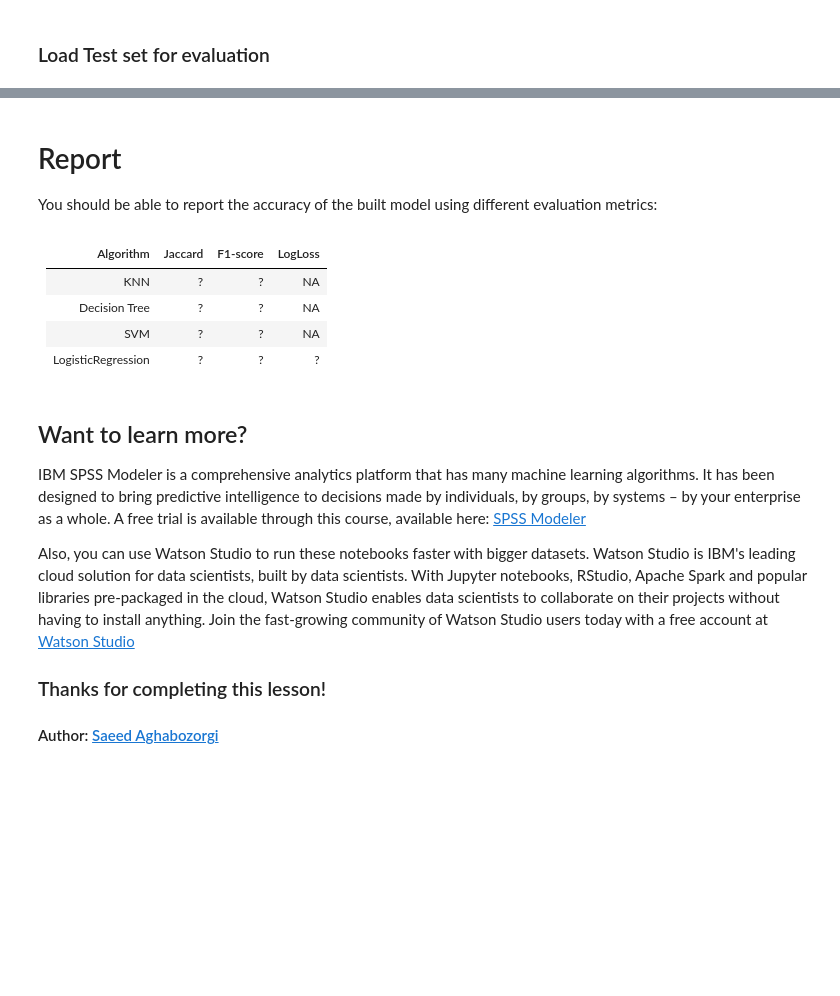
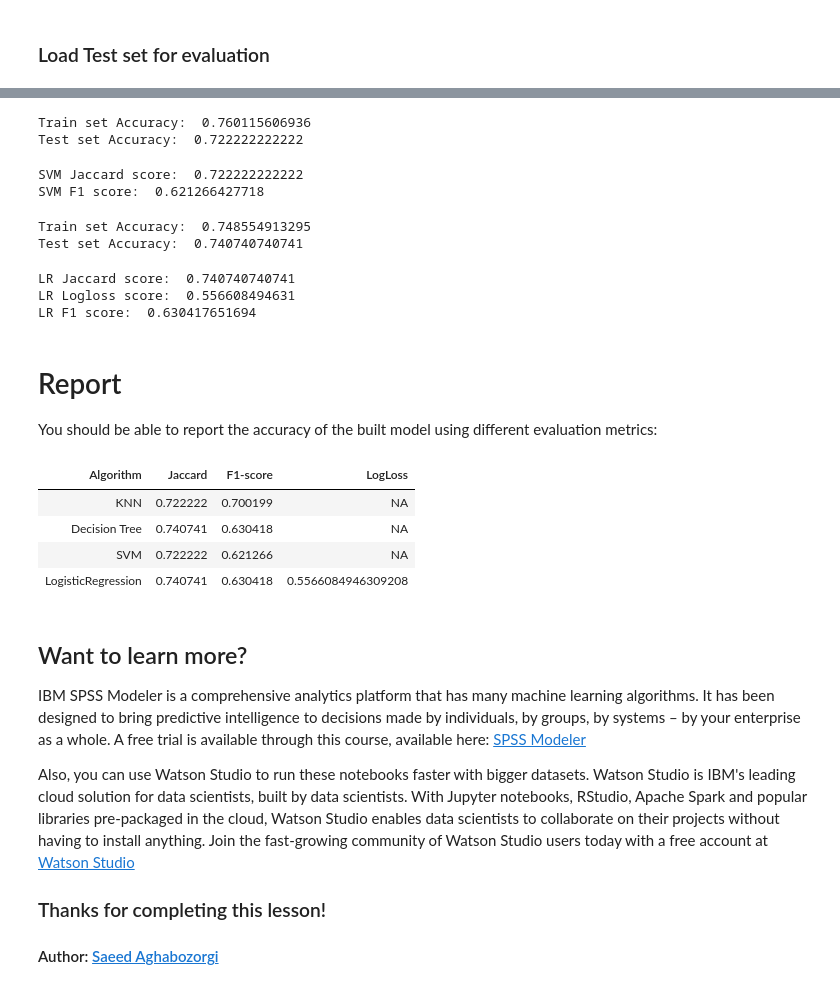
Before and after one commit to vvijayk1999/Machine-Learning-with-Python, a Jupyter notebook: Machine_Learning_with_Python_IBM.ipynb, the cells around one changed output, grey strips where cells are left out. Saved outputs shown, nothing was run; the diff lists cells and outputs as text; code cells hidden in the pictures; blank space fills up the shorter version.

```diff
--- a/Machine_Learning_with_Python_IBM.ipynb
+++ b/Machine_Learning_with_Python_IBM.ipynb
@@ -421,13 +617,58 @@ test_df.head()
+# %%
+from sklearn import svm
+clf = svm.SVC(kernel='rbf')
+clf.fit(X, y)
+final_yhat_svm = clf.predict(test_X)
+print("Train set Accuracy: ", metrics.accuracy_score(y, clf.predict(X)))
+print("Test set Accuracy: ", metrics.accuracy_score(test_y, final_yhat_svm))
+# %% [output]
+Train set Accuracy:  0.760115606936
+Test set Accuracy:  0.722222222222
+# %%
+svm_jaccard = jaccard_similarity_score(test_y,final_yhat_svm)
+#svm_log_loss = log_loss(test_y,clf.predict_proba(test_X))
+svm_f1 = f1_score(test_y,final_yhat_svm,average='weighted')
+print("SVM Jaccard score: ", svm_jaccard)
+#print("SVM Logloss score: ", svm_log_loss)
+print("SVM F1 score: ", svm_f1)
+# %% [output]
+SVM Jaccard score:  0.722222222222
+SVM F1 score:  0.621266427718
+# %%
+from sklearn.linear_model import LogisticRegression
+LR = LogisticRegression(C=0.01, solver='liblinear').fit(X,y)
+final_yhat_lr = LR.predict(test_X)
+print("Train set Accuracy: ", metrics.accuracy_score(y, LR.predict(X)))
+print("Test set Accuracy: ", metrics.accuracy_score(test_y, final_yhat_lr))
+# %% [output]
+Train set Accuracy:  0.748554913295
+Test set Accuracy:  0.740740740741
+# %%
+lr_jaccard = jaccard_similarity_score(test_y,final_yhat_lr)
+lr_log_loss = log_loss(test_y,LR.predict_proba(test_X))
+lr_f1 = f1_score(test_y,final_yhat_lr,average='weighted')
+print("LR Jaccard score: ", lr_jaccard)
+print("LR Logloss score: ", lr_log_loss)
+print("LR F1 score: ", lr_f1)
+# %% [output]
+LR Jaccard score:  0.740740740741
+LR Logloss score:  0.556608494631
+LR F1 score:  0.630417651694
 # %% [markdown]
 # Report
 You should be able to report the accuracy of the built model using different evaluation metrics:
-# %% [markdown]
-| Algorithm          | Jaccard | F1-score | LogLoss |
-|--------------------|---------|----------|---------|
-| KNN                | ?       | ?        | NA      |
-| Decision Tree      | ?       | ?        | NA      |
-| SVM                | ?       | ?        | NA      |
-| LogisticRegression | ?       | ?        | ?       |
+# %%
+table = [["KNN",knn_jaccard,knn_f1,'NA'],["Decision Tree",tree_jaccard,tree_f1,'NA'],["SVM",svm_jaccard,svm_f1,'NA'],["LogisticRegression",lr_jaccard,lr_f1,lr_log_loss]]
+
+from tabulate import tabulate
+from IPython.display import HTML
+HTML(tabulate(table, headers= ['Algorithm', 'Jaccard', 'F1-score','LogLoss'], tablefmt='html'))
+# %% [output]
+| Algorithm | Jaccard | F1-score | LogLoss |
+| KNN | 0.722222 | 0.700199 | NA |
+| Decision Tree | 0.740741 | 0.630418 | NA |
+| SVM | 0.722222 | 0.621266 | NA |
+| LogisticRegression | 0.740741 | 0.630418 | 0.5566084946309208 |
 # %% [markdown]
 <h2>Want to learn more?</h2>
 
```
Also changed, not shown: parts of 44 cells of this notebook.
